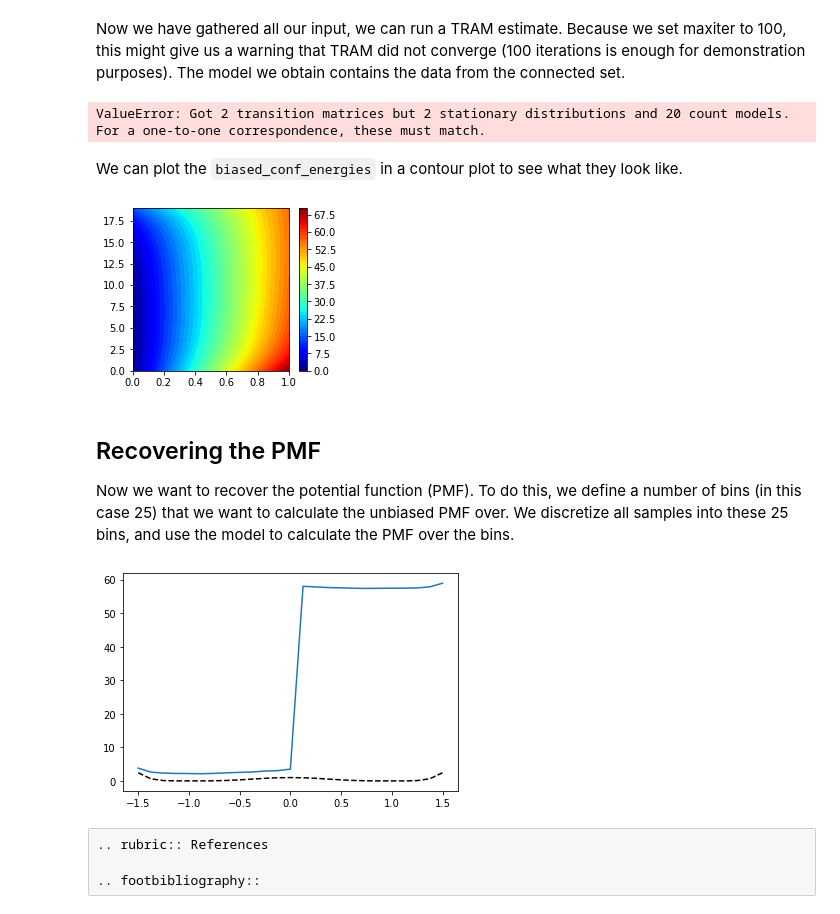
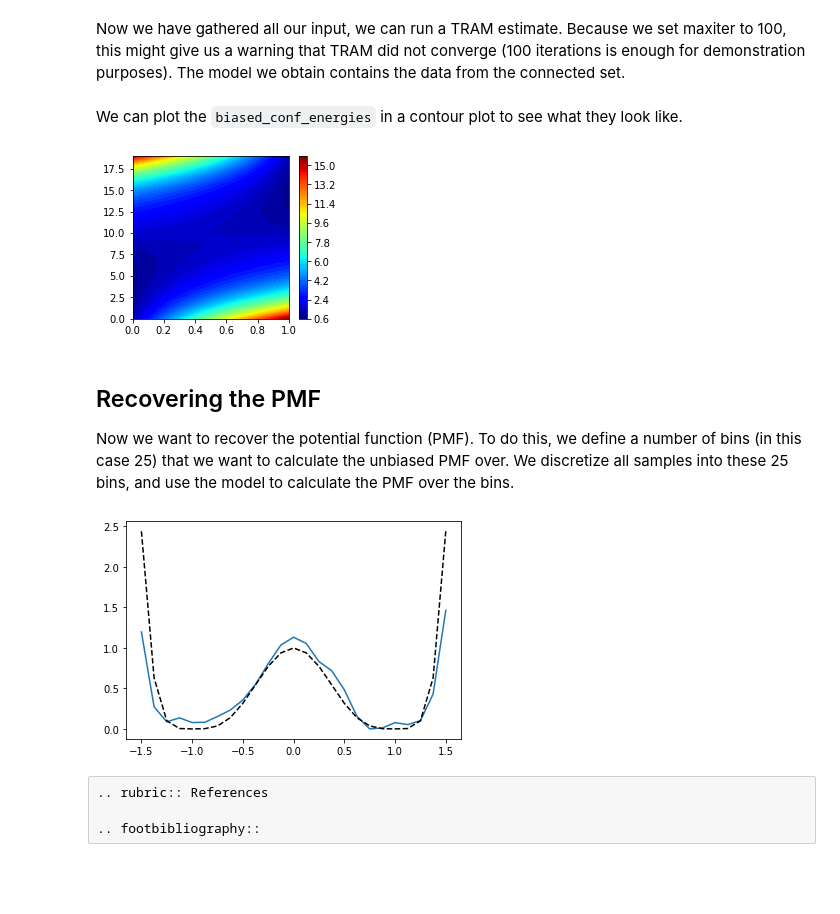
Before and after one commit to deeptime-ml/deeptime-notebooks, a Jupyter notebook: tram.ipynb, the cells around one changed output. Drawn from its saved outputs; the diff is of its cells as text; code cells hidden in the pictures; blank space fills up the shorter version.

```diff
--- a/tram.ipynb
+++ b/tram.ipynb
@@ -143,10 +121,8 @@ dataset.dtrajs
 # %% [markdown]
 Now we have gathered all our input, we can run a TRAM estimate. Because we set maxiter to 100, this might give us a warning that TRAM did not converge (100 iterations is enough for demonstration purposes). The model we obtain contains the data from the connected set.
 # %%
-tram = TRAM(lagtime=50, maxiter=100, progress=tqdm, callback_interval=3, init_strategy=None)
+tram = TRAM(lagtime=50, maxiter=100, progress=tqdm, callback_interval=3, init_strategy="MBAR")
 model = tram.fit_fetch((dtrajs, bias_matrices))
-# %% [output]
-ValueError: Got 2 transition matrices but 2 stationary distributions and 20 count models. For a one-to-one correspondence, these must match.
 # %% [markdown]
 We can plot the `biased_conf_energies` in a contour plot to see what they look like.
 # %%
@@ -154,7 +130,7 @@ fig, (ax1) = plt.subplots(1, figsize=(3.5, 3))
 im = ax1.contourf(model._biased_conf_energies, levels=50, cmap='jet')
 plt.colorbar(im);
 # %% [output]
-[figure, old version]
+[figure, new version]
 # %% [markdown]
 ## Recovering the PMF
 
@@ -162,18 +138,20 @@ Now we want to recover the potential function (PMF). To do this, we define a num
 # %%
 n_bins = 25
 bins = np.linspace(-1.5, 1.5, n_bins)
 
 # the bin number for each sample. Samples are binned into 25 bins
 bin_numbers = np.floor(trajectories/(100/n_bins)).astype(np.int32)
 
 # pass samples to the model with their corresponding bin numbers
 pmf = model.compute_PMF(dtrajs, bias_matrices, bin_numbers)
+pmf -= pmf.min()
+
 plt.plot(bins, pmf)
 
 # compare with the original distribution, shifted so that the minimum lies at zero.
 plt.plot(bins, potential(bins) - potential(bins).min(), 'k--');
 # %% [output]
-[figure, old version]
+[figure, new version]
 # %% [raw]
 .. rubric:: References
 
```
Also changed, not shown: parts of 3 cells of this notebook.
